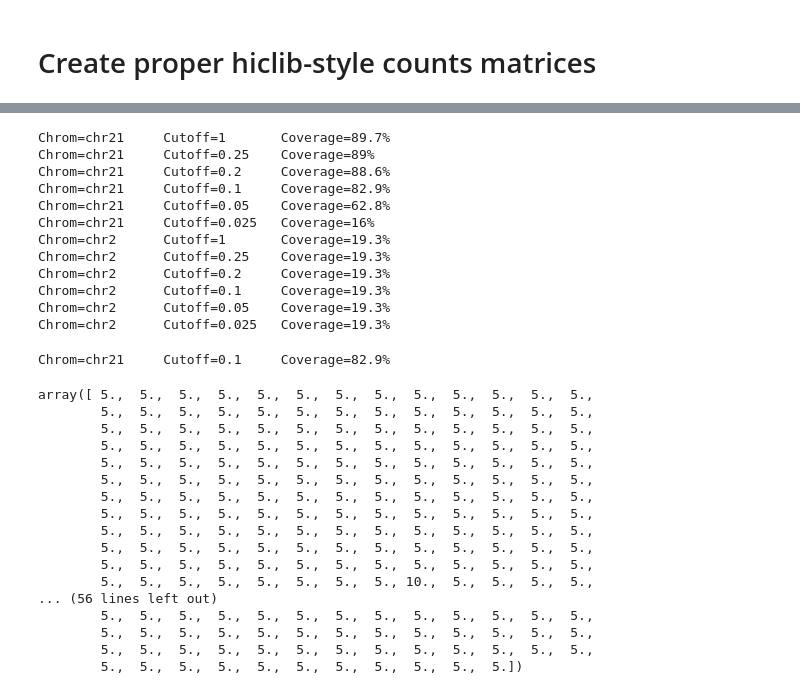
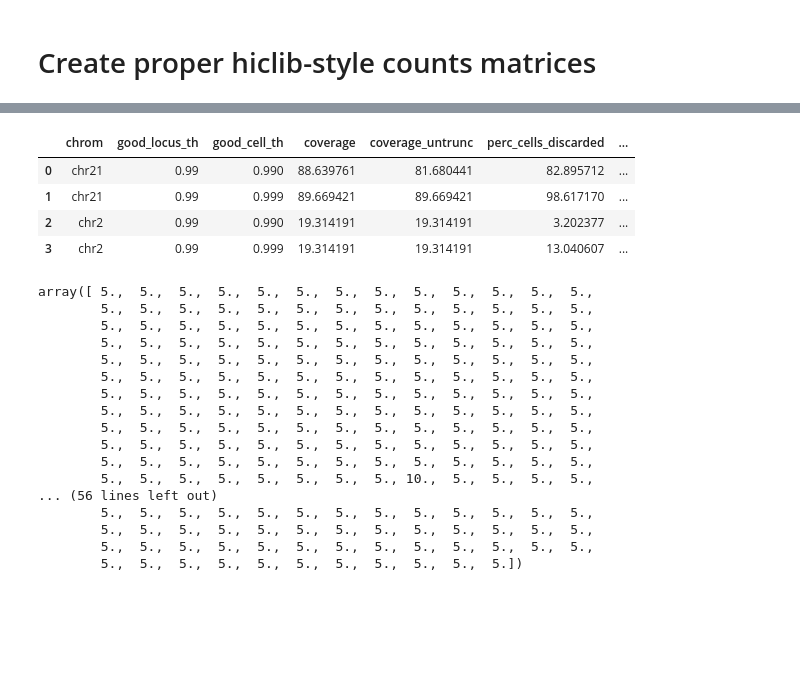
Before and after one commit to gesinecauer/Chromatin_Analysis_2020_cell, a Jupyter notebook: sequential_tracing/PostAnalysis/prox_freq_from_3d_coords.ipynb, the cells around one changed output, grey strips where cells are left out. Cells and saved outputs as stored; diff of their text form; code cells hidden in the pictures; blank space fills up the shorter version.

```diff
--- a/sequential_tracing/PostAnalysis/prox_freq_from_3d_coords.ipynb
+++ b/sequential_tracing/PostAnalysis/prox_freq_from_3d_coords.ipynb
@@ -1001,0 +1072,5 @@ np.save(median_distance_map_file, contact_map_rep1) # [GC+] SAVE in-progress fil
+# %%
+chrom = 'chr2'
+print(chrom)
+# distmap_list = np.load(filenames_chrom['distances.per_cell'])
+process_sc_distances(files_progress[chrom], distmap_list=None, dis_mean=True, dis_median=True, contact_th=500)
@@ -1024,2 +1108,10 @@ dict_keys(['dir_coords3d', 'rep1', 'rep2', 'distances.per_cell', 'distances.medi
+# %%
+# Quick check, make sure there aren't any beads that are NaN on one axis but not all axes
+for chrom in files_progress.keys():
+    dna_zxys = np.load(os.path.join(files_progress[chrom]['dir_coords3d'], files_progress[chrom]['proceed_with'] + '.dna_zxys.npy'))
+    tmp = np.isnan(dna_zxys).sum(2)
+    irregular_nans = np.sum((tmp != 0) & (tmp != 3))
+    if irregular_nans != 0:
+        raise ValueError('Some beads have NaNs one one axis but not all axes!')
 # %%
 from scipy import sparse
@@ -1063,24 +1183,0 @@ def get_complete_counts_matrix(files_progress, chrom, good_region_th=0.25, res=0
-# %%
-for chrom in files_progress.keys():
-    for cutoff in (1, 0.25, 0.2, 0.1, 0.05, 0.025):
-        counts = get_complete_counts_matrix(files_progress, chrom=chrom, good_region_th=cutoff)
-# %% [output]
-Chrom=chr21     Cutoff=1       Coverage=89.7%
-Chrom=chr21     Cutoff=0.25    Coverage=89%
-Chrom=chr21     Cutoff=0.2     Coverage=88.6%
-Chrom=chr21     Cutoff=0.1     Coverage=82.9%
-Chrom=chr21     Cutoff=0.05    Coverage=62.8%
-Chrom=chr21     Cutoff=0.025   Coverage=16%
-Chrom=chr2      Cutoff=1       Coverage=19.3%
-Chrom=chr2      Cutoff=0.25    Coverage=19.3%
-Chrom=chr2      Cutoff=0.2     Coverage=19.3%
-Chrom=chr2      Cutoff=0.1     Coverage=19.3%
-Chrom=chr2      Cutoff=0.05    Coverage=19.3%
-Chrom=chr2      Cutoff=0.025   Coverage=19.3%
-# %%
-chrom = 'chr21'
-good_region_th = 0.1
-
-counts = get_complete_counts_matrix(files_progress, chrom=chrom, good_region_th=good_region_th)
-# %% [output]
-Chrom=chr21     Cutoff=0.1     Coverage=82.9%
@@ -1087,3 +1186,30 @@ Chrom=chr21     Cutoff=0.1     Coverage=82.9%
+# %%
+list_good_cell_th = (0, 0.9, 0.99, 0.999)
+list_good_locus_th = (0, 0.75, 0.8, 0.9, 0.95, 0.975, 0.98)
+
+list_good_cell_th = (0.99, 0.999)
+list_good_locus_th = (0.99,)
+
+# list_good_cell_th = (0,)
+# list_good_locus_th = (0,)
+
+df = []
+for chrom in files_progress.keys():
+    for good_cell_th in list_good_cell_th:
+        #print(f"\n=== good_cell_th={good_cell_th}")
+        for good_locus_th in list_good_locus_th:
+            res = get_complete_counts_matrix(files_progress, chrom=chrom, good_cell_th=good_cell_th, good_locus_th=good_locus_th, verbose=False)
+            df.append(res)
+
+df = pd.DataFrame(df)
+# %%
+df
+# %% [output]
+|  | chrom | good_locus_th | good_cell_th | coverage | coverage_untrunc | perc_cells_discarded | ... |
+| 0 | chr21 | 0.99 | 0.990 | 88.639761 | 81.680441 | 82.895712 | ... |
+| 1 | chr21 | 0.99 | 0.999 | 89.669421 | 89.669421 | 98.617170 | ... |
+| 2 | chr2 | 0.99 | 0.990 | 19.314191 | 19.314191 | 3.202377 | ... |
+| 3 | chr2 | 0.99 | 0.999 | 19.314191 | 19.314191 | 13.040607 | ... |
 # %%
 chrom = 'chr2'
 res = 0.05
```
Also changed, not shown: parts of 14 cells of this notebook.
